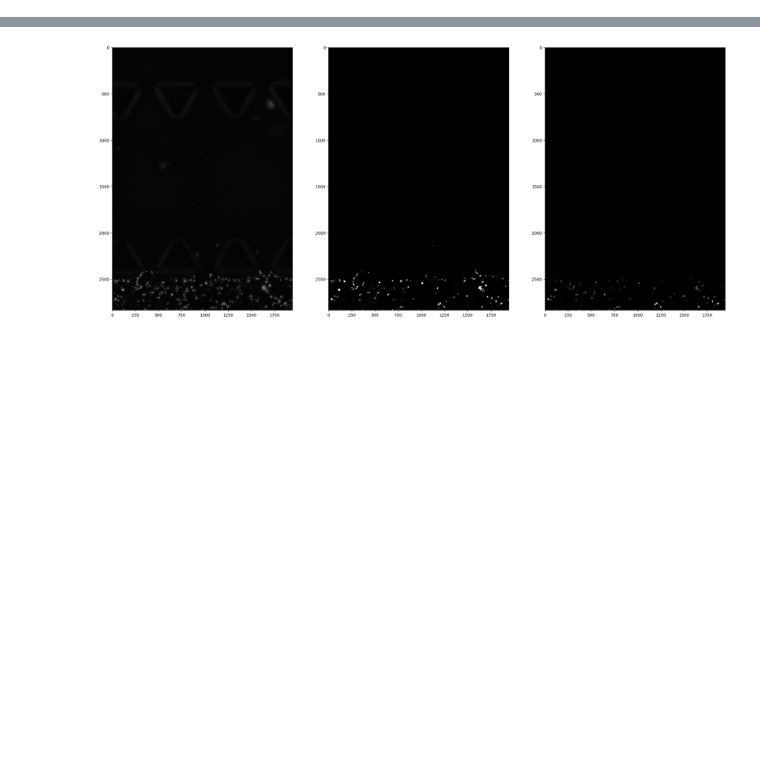
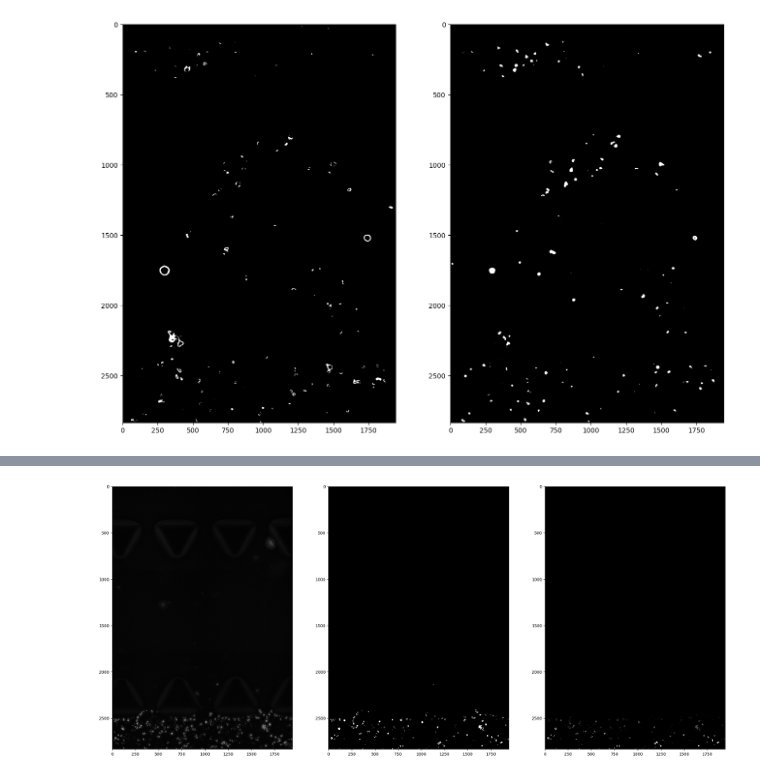
Before and after one commit to pcanaleta/tanalysis, a Jupyter notebook: test_functions.ipynb, the cells around one changed output, grey strips where cells are left out. Cells and saved outputs as stored; diff of their text form; code cells hidden in the pictures; blank space fills up the shorter version.

Commit message:
Image morphology tests

```diff
--- a/test_functions.ipynb
+++ b/test_functions.ipynb
@@ -16,7 +16,7 @@ def LoG(sigma_x, sigma_y, sigma_z):
     z_filter = cp.exp(-(z*z/(2*sigma_z**2)))
     y_filter = cp.exp(-(y*y/(2*sigma_y**2)))
     x_filter = cp.exp(-(x*x/(2*sigma_x**2)))
-    final_filter = -(1/(sigma_x*sigma_y*sigma_z*(2*np.pi)**(3/2)))*((1-x*x/(sigma_x**2))/(sigma_x**2)+(1-y*y/(sigma_y**2))/(sigma_y**2)+(1-z*z/(sigma_z**2))/(sigma_z**2))*(z_filter*x_filter*y_filter)
+    final_filter = (1/(sigma_x*sigma_y*sigma_z*(2*np.pi)**(3/2)))*((1-x*x/(sigma_x**2))/(sigma_x**2)+(1-y*y/(sigma_y**2))/(sigma_y**2)+(1-z*z/(sigma_z**2))/(sigma_z**2))*(z_filter*x_filter*y_filter)
     return final_filter
 # %%
 def LoG_convolve(img, sigmas:list):
@@ -26,8 +26,8 @@ def LoG_convolve(img, sigmas:list):
     image = cp.square(image)
     return cp.asarray(image)
 # %%
-def gaussian(sigma_x, sigma_y, sigma_z):
-    n = 7
+def fit_gaussian(sigma_x, sigma_y, sigma_z):
+    n = 11
     z,y,x = cp.ogrid[-n//2:n//2+1, -n//2:n//2+1, -n//2:n//2+1]
     z_filter = cp.exp(-(z*z/(2*sigma_z**2)))
     y_filter = cp.exp(-(y*y/(2*sigma_y**2)))
@@ -35,6 +35,6 @@ def gaussian(sigma_x, sigma_y, sigma_z):
     final_filter = (x_filter*y_filter*z_filter)/(sigma_x*sigma_y*sigma_z*(2*np.pi)**(3/2))
     return final_filter
 # %%
-dirname = r"C:\Users\pcanaleta\Documents\Cellpose_segmentation\EXP.HD6.Chips\EXP.HD6.1.2.Test\EXP.HD6.1.2.Test.0\24h\Stitched\24h_chem20_thunder-0.tiff"
+dirname = r"C:\Users\pcanaleta\Documents\Img_Processing\Chips\Originals\24h_chem10.tif"
 imgs, names, info = improcess.imread(dirname, False, False)
 # %%
@@ -56,0 +74,8 @@ for img in imgs[0]:
+# %%
+z = 0
+fig, ax = plt.subplots(1, 2, figsize=(16,18))
+ax[0].imshow(img_th3[z], cmap='gray')
+ax[1].imshow(img[z], cmap='gray')
+plt.show()
+# %% [output]
+[figure, added]
```
Also changed, not shown: parts of 3 cells of this notebook.
